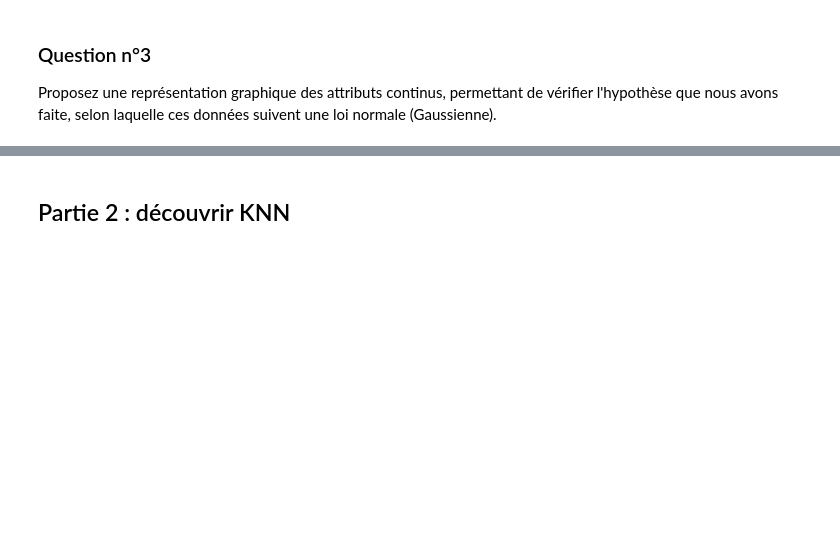
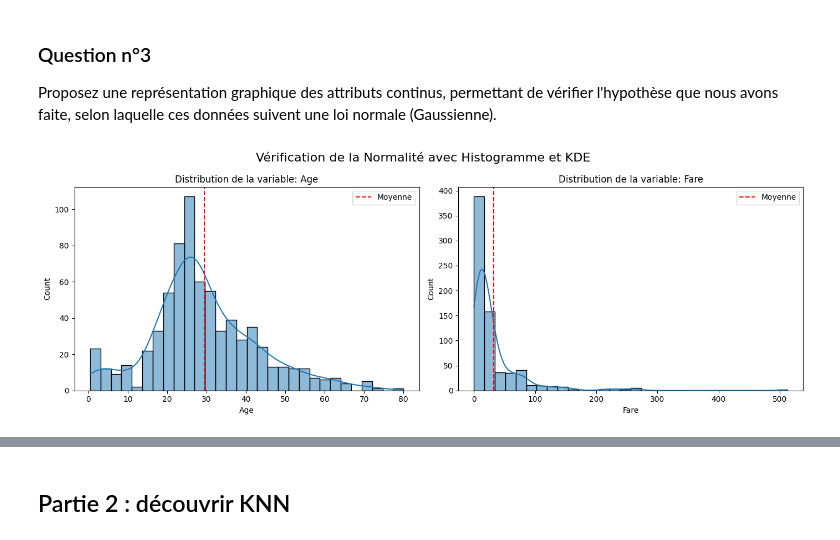
Before and after one commit to AD99i/titanic_ml, a Jupyter notebook: M06_TP01_Exercice.ipynb, the cells around one changed output, grey strips where cells are left out. Saved outputs shown, nothing was run; the diff lists cells and outputs as text; code cells hidden in the pictures; blank space fills up the shorter version.

```diff
--- a/M06_TP01_Exercice.ipynb
+++ b/M06_TP01_Exercice.ipynb
@@ -47,4 +116,22 @@ Affichez une matrice de corrélation des données du jeu d'entraînement, en y i
 ### Question n°3
 Proposez une représentation graphique des attributs continus, permettant de vérifier l'hypothèse que nous avons faite, selon laquelle ces données suivent une loi normale (Gaussienne).
 # %%
-#TODO
+
+
+# Identification des colonnes continues (à adapter si votre prétraitement a ajouté des colonnes)
+colonnes_continues = ['Age', 'Fare']
+
+# Création des graphiques
+fig, axes = plt.subplots(1, 2, figsize=(14, 5))
+fig.suptitle('Vérification de la Normalité avec Histogramme et KDE', fontsize=16)
+
+for i, col in enumerate(colonnes_continues):
+    sns.histplot(x_train[col], kde=True, ax=axes[i], bins=30)
+    axes[i].set_title(f'Distribution de la variable: {col}')
+    axes[i].axvline(x_train[col].mean(), color='red', linestyle='--', label='Moyenne')
+    axes[i].legend()
+
+plt.tight_layout()
+plt.show()
+# %% [output]
+[figure, added]
```
Also changed, not shown: parts of 13 cells of this notebook, 1 other file.
